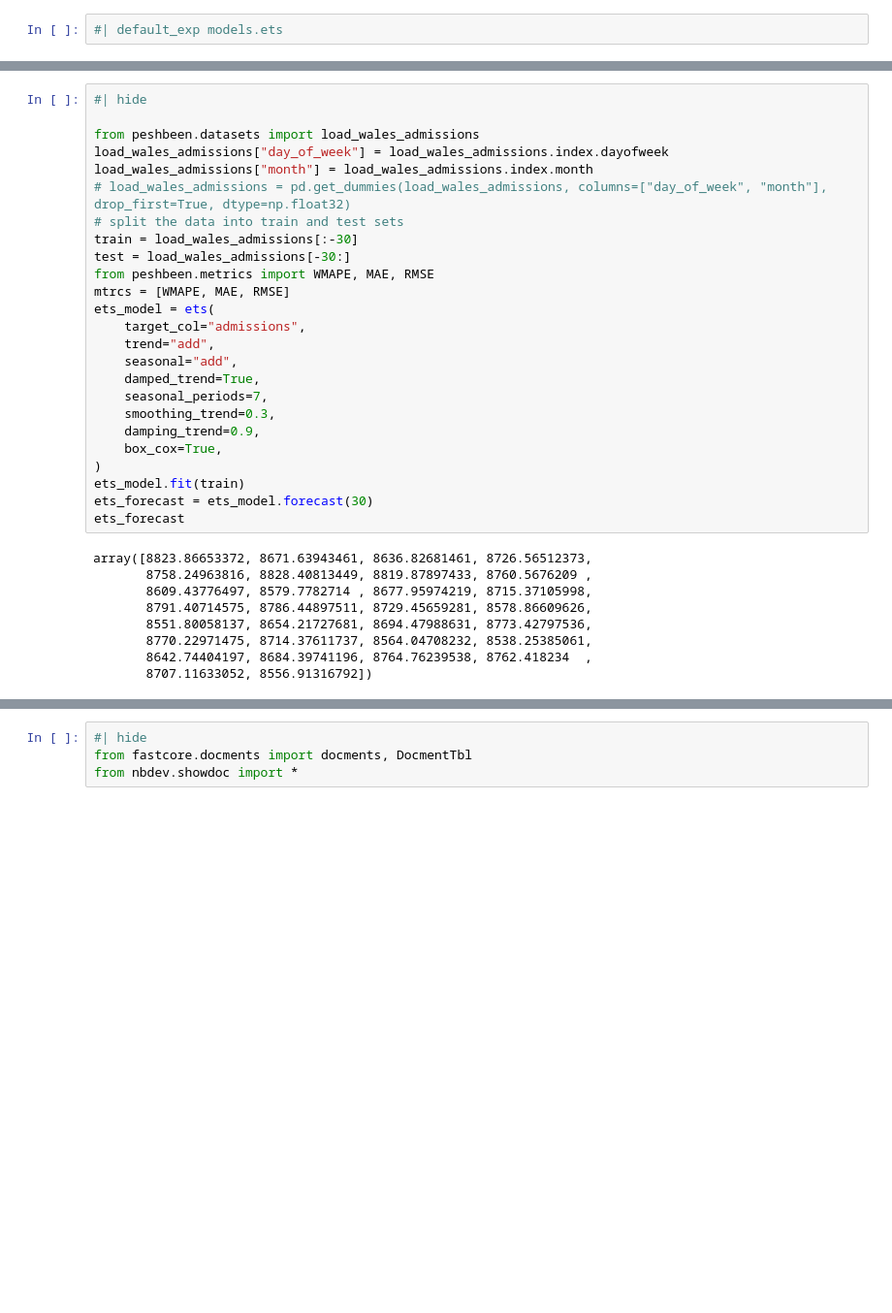
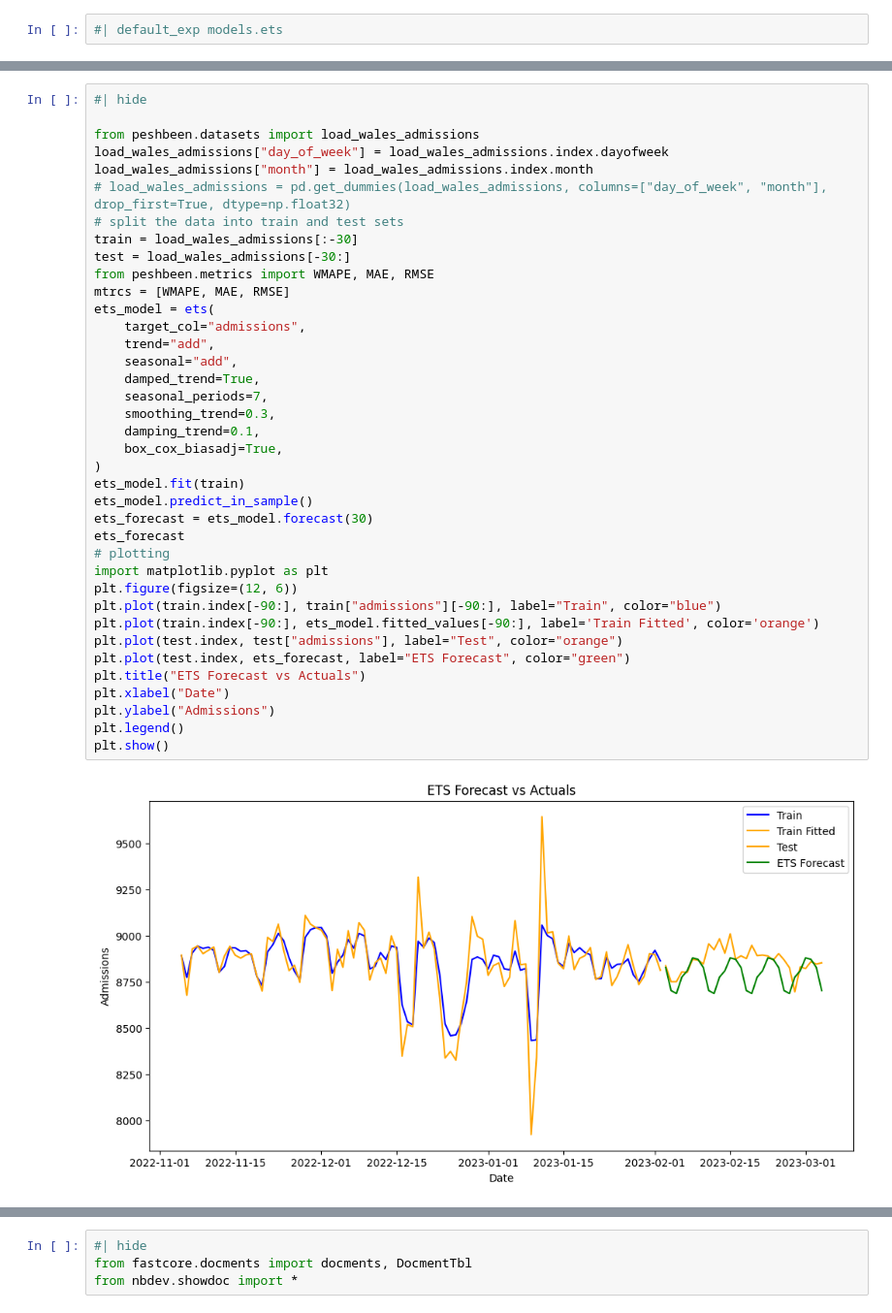
Before and after one commit to mustafaslanCoto/peshbeen, a Jupyter notebook: nbs/modules/02_models/07_ets.ipynb, the cells around one changed output, grey strips where cells are left out. Shown at 97% size. Saved outputs shown, nothing was run; the diff lists cells and outputs as text; blank space fills up the shorter version.

```diff
--- a/nbs/modules/02_models/07_ets.ipynb
+++ b/nbs/modules/02_models/07_ets.ipynb
@@ -476,37 +509,43 @@ class ets:
 # %%
 #| hide
 
 from peshbeen.datasets import load_wales_admissions
 load_wales_admissions["day_of_week"] = load_wales_admissions.index.dayofweek
 load_wales_admissions["month"] = load_wales_admissions.index.month
 # load_wales_admissions = pd.get_dummies(load_wales_admissions, columns=["day_of_week", "month"], drop_first=True, dtype=np.float32)
 # split the data into train and test sets
 train = load_wales_admissions[:-30]
 test = load_wales_admissions[-30:]
 from peshbeen.metrics import WMAPE, MAE, RMSE
 mtrcs = [WMAPE, MAE, RMSE]
 ets_model = ets(
     target_col="admissions",
     trend="add",
     seasonal="add",
     damped_trend=True,
     seasonal_periods=7,
     smoothing_trend=0.3,
-    damping_trend=0.9,
-    box_cox=True,
+    damping_trend=0.1,
+    box_cox_biasadj=True,
 )
 ets_model.fit(train)
+ets_model.predict_in_sample()
 ets_forecast = ets_model.forecast(30)
 ets_forecast
+# plotting
+import matplotlib.pyplot as plt
+plt.figure(figsize=(12, 6))
+plt.plot(train.index[-90:], train["admissions"][-90:], label="Train", color="blue")
+plt.plot(train.index[-90:], ets_model.fitted_values[-90:], label='Train Fitted', color='orange')
+plt.plot(test.index, test["admissions"], label="Test", color="orange")
+plt.plot(test.index, ets_forecast, label="ETS Forecast", color="green")
+plt.title("ETS Forecast vs Actuals")
+plt.xlabel("Date")
+plt.ylabel("Admissions")
+plt.legend()
+plt.show()
 # %% [output]
-array([8823.86653372, 8671.63943461, 8636.82681461, 8726.56512373,
-       8758.24963816, 8828.40813449, 8819.87897433, 8760.5676209 ,
-       8609.43776497, 8579.7782714 , 8677.95974219, 8715.37105998,
-       8791.40714575, 8786.44897511, 8729.45659281, 8578.86609626,
-       8551.80058137, 8654.21727681, 8694.47988631, 8773.42797536,
-       8770.22971475, 8714.37611737, 8564.04708232, 8538.25385061,
-       8642.74404197, 8684.39741196, 8764.76239538, 8762.418234  ,
-       8707.11633052, 8556.91316792])
+[figure, added]
 # %%
 #| hide
 ets_model.cross_validate(
```
Also changed, not shown: parts of 3 cells of this notebook, 23 other files.
